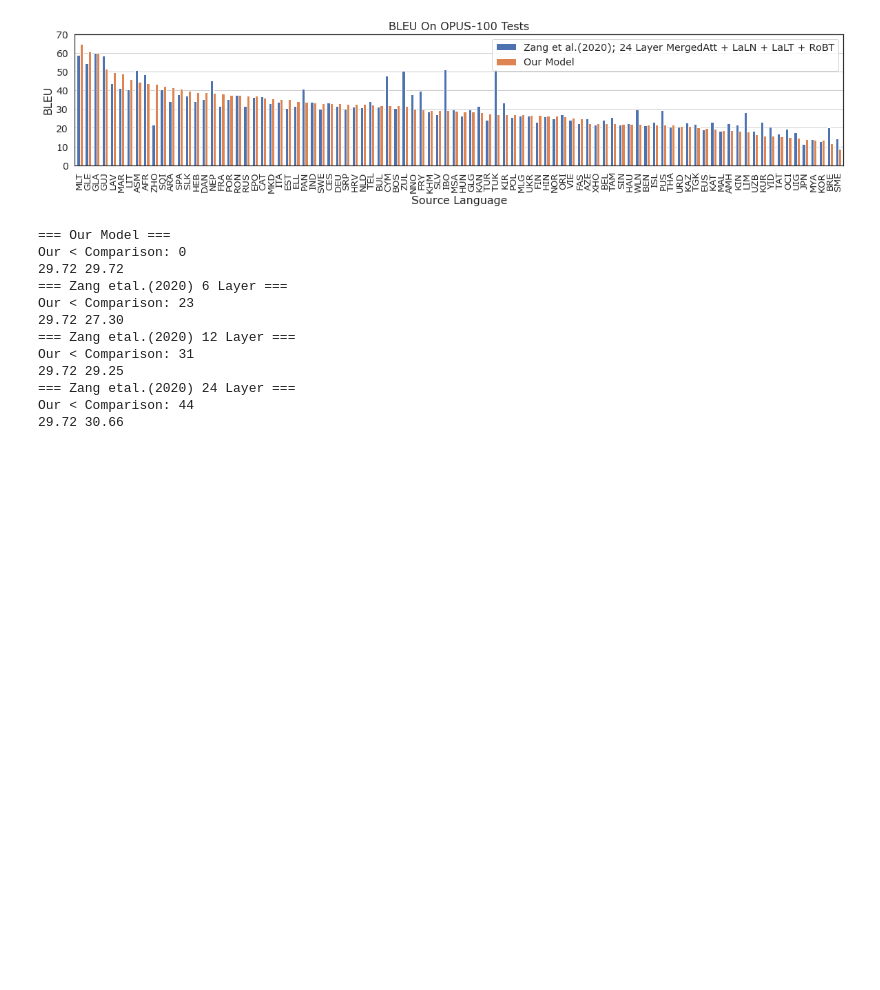
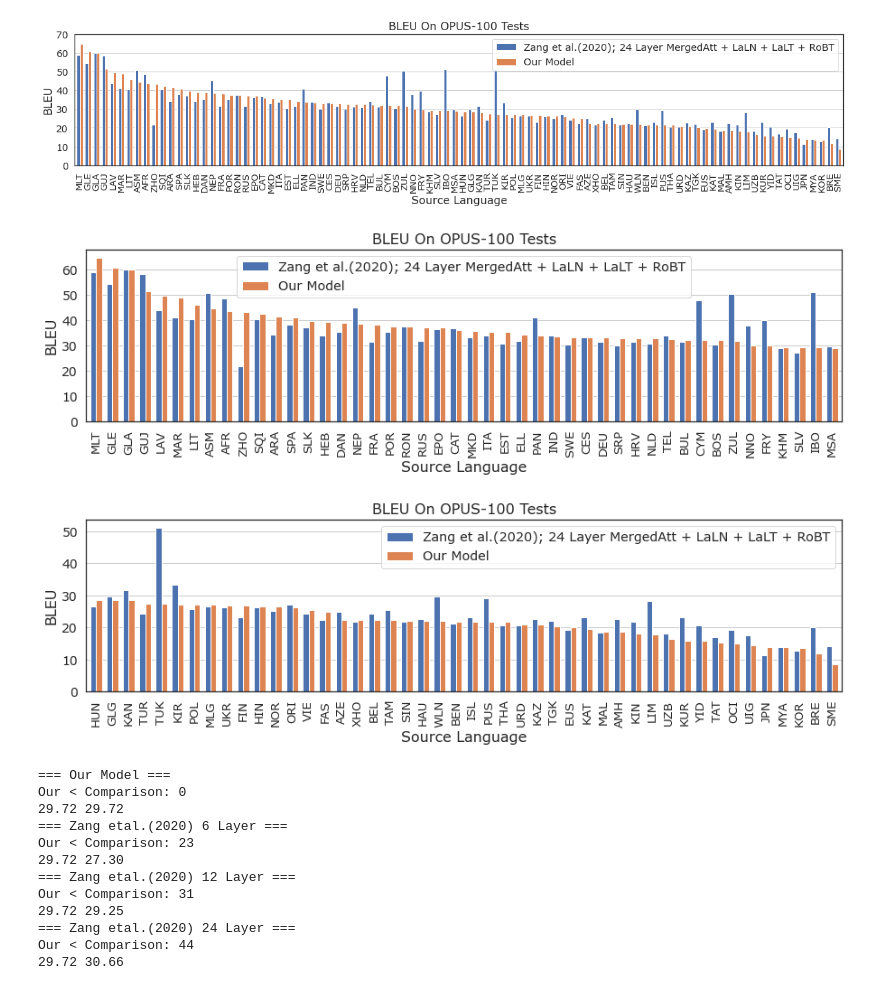
Before and after one commit to thammegowda/006-many-to-eng, a Jupyter notebook: tabs-n-charts/BLEU.ipynb, the cells around one changed output. Cells and saved outputs as stored; diff of their text form; code cells hidden in the pictures; blank space fills up the shorter version.

```diff
--- a/tabs-n-charts/BLEU.ipynb
+++ b/tabs-n-charts/BLEU.ipynb
@@ -271,6 +276,26 @@ plt.legend(fontsize="large")
 plt.savefig('charts/BLEU-opus100.pdf', bbox_inches='tight')
 # %% [output]
 [figure]
+# %%
+mid = len(opus_select)//2
+pieces = [opus_select[:mid], opus_select[mid:]]
+viz_args = dict(xlabel=f'Source Language', ylabel='BLEU', title=f'BLEU On OPUS-100 Tests',
+                figsize=(15, 3.5))
+for i, piece in enumerate(pieces):
+    legend = i == 0
+    ax = piece.plot(x="Language", y=cols, kind="bar", width=0.7, legend=legend, **viz_args, )
+    ax.grid(axis='y', markevery=5)
+    #plt.ylim(0, 70)
+    plt.yticks(fontsize=14)
+    plt.xticks(fontsize=13.25)
+    plt.xlabel(viz_args['xlabel'], fontsize=16)
+    plt.ylabel(viz_args['ylabel'], fontsize=16)
+    plt.title(viz_args['title'], fontsize=16)
+    plt.legend(fontsize="large")
+    plt.savefig(f'charts/BLEU-opus100-part{i}.pdf', bbox_inches='tight')
+# %% [output]
+[figure, added]
+[figure, added]
 # %%
 for col in mapping.values():
     print(f"=== {col} ===")
```
Also changed, not shown: parts of 3 cells of this notebook, 12 other files.
